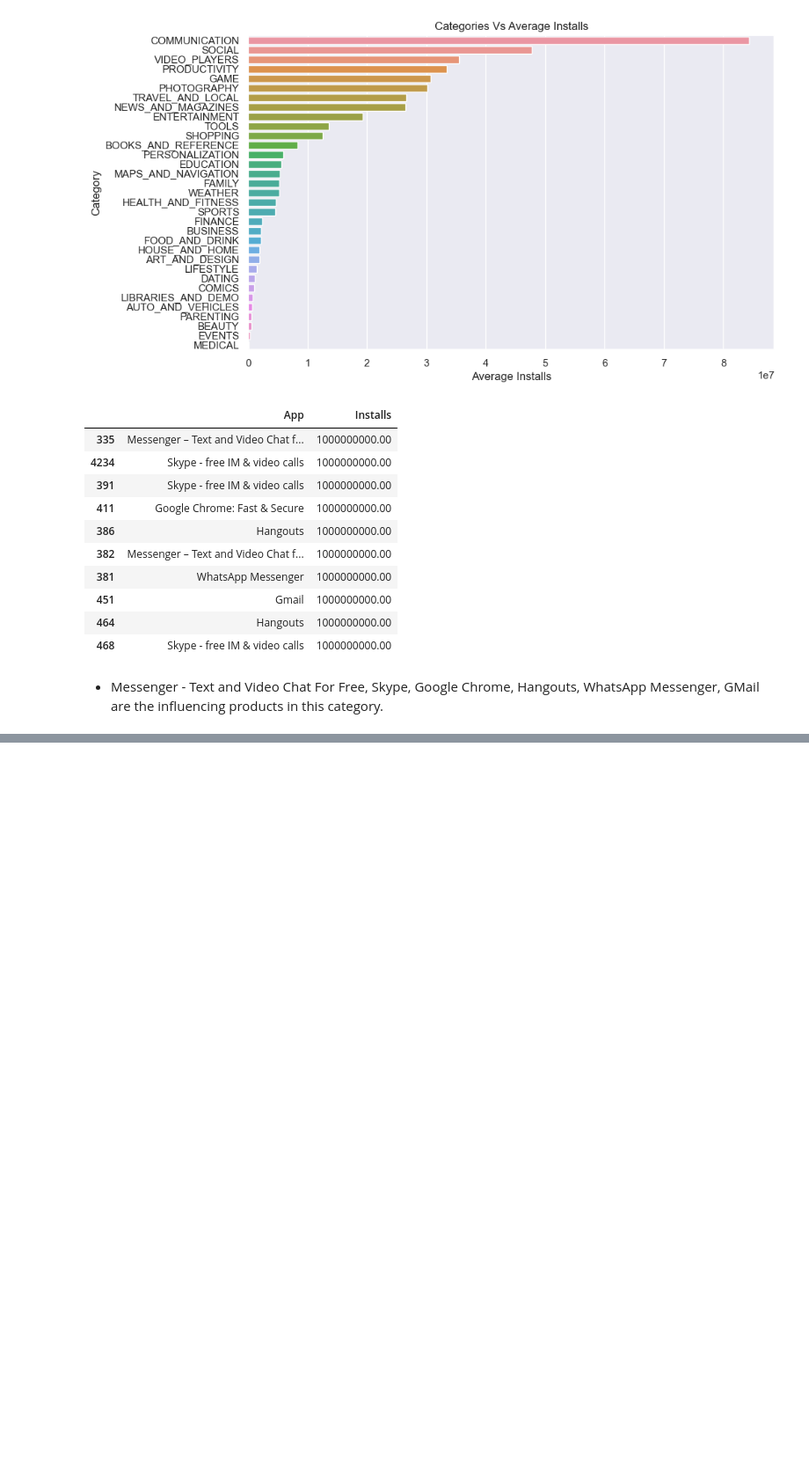
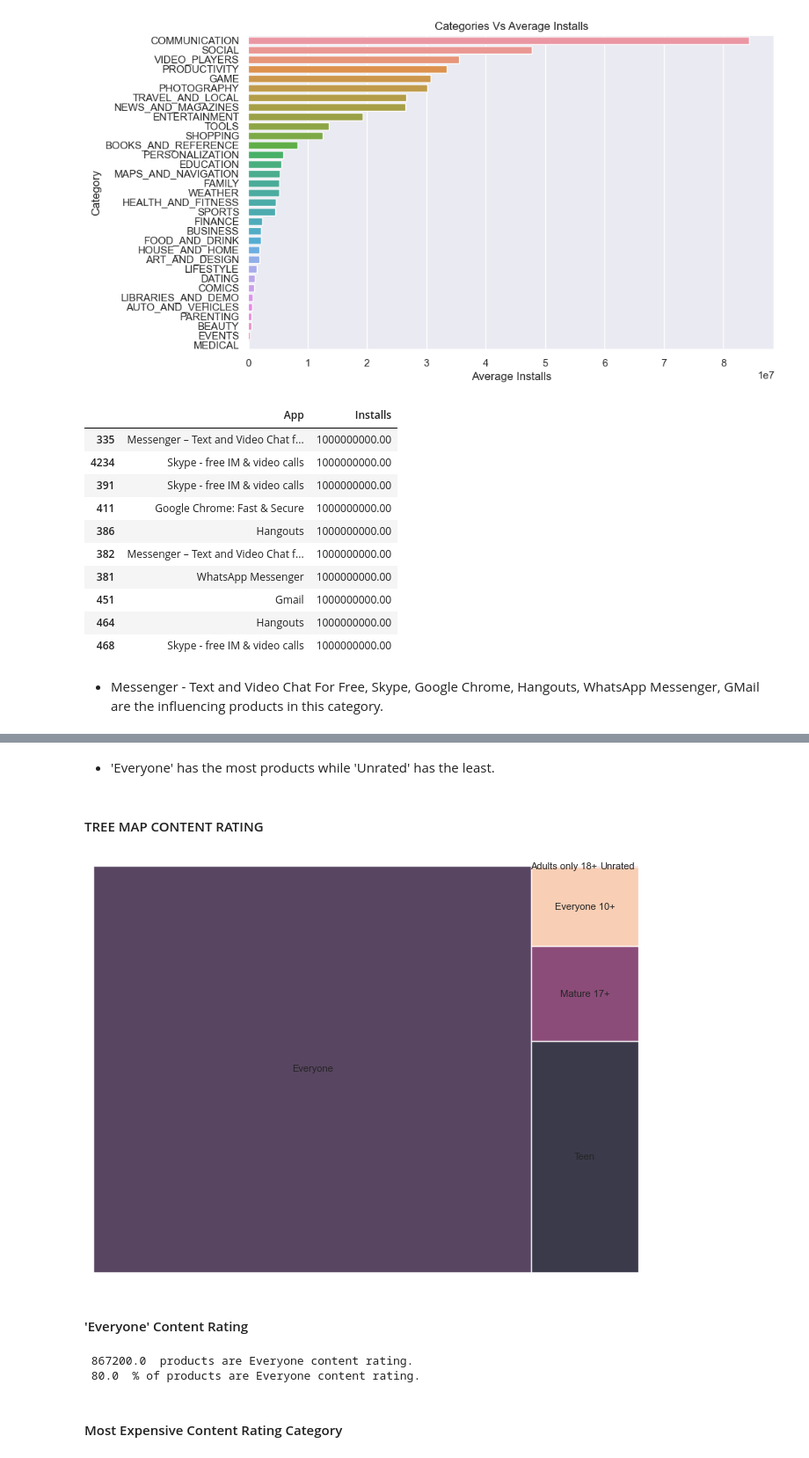
Before and after one commit to RitiGawade/Google-Play-Store, a Jupyter notebook: Data_Visualization.ipynb, the cells around one changed output, grey strips where cells are left out. Shown at 88% size. Saved outputs shown, nothing was run; the diff lists cells and outputs as text; code cells hidden in the pictures; blank space fills up the shorter version.

```diff
--- a/Data_Visualization.ipynb
+++ b/Data_Visualization.ipynb
@@ -1333,0 +1378,41 @@ df[df['Category'] == 'COMMUNICATION'].sort_values(by = 'Installs', ascending = F
+# %% [markdown]
+- 'Everyone' has the most products while 'Unrated' has the least.
+# %% [markdown]
+#### TREE MAP CONTENT RATING
+# %%
+# Assuming df is the DataFrame containing the 'Content Rating' column
+result = pd.DataFrame(df['Content Rating'].value_counts())
+
+# Rename the columns
+result = result.rename(columns = {'Content Rating': 'Count'})
+
+# Rename the first column
+result = result.rename_axis('Group')
+
+#size of the plot
+plt.figure(figsize = (8,6))
+
+# Plot the treemap
+squarify.plot(sizes = result['Count'], label = result.index, alpha = 0.8, text_kwargs = {'fontsize': 8})
+
+#remove labels on x and y axis
+plt.axis('off')
+
+#display graph
+plt.show();
+# %% [output]
+[figure, added]
+# %% [markdown]
+#### 'Everyone' Content Rating
+# %%
+#filter value in first row of first column and divide by total number of rows; compute percentage
+cont_perc = round((cont_count.iloc[0, 0] / df.shape[0]), 1) * 100
+
+#print statements
+print('\033[1m',cont_perc * df.shape[0],'\033[0m','products are Everyone content rating.')
+print('\033[1m',cont_perc,'\033[0m','% of products are Everyone content rating.')
+# %% [output]
+ 867200.0  products are Everyone content rating.
+ 80.0  % of products are Everyone content rating.
+# %% [markdown]
+#### Most Expensive Content Rating Category
```
Also changed, not shown: parts of 42 cells of this notebook.
